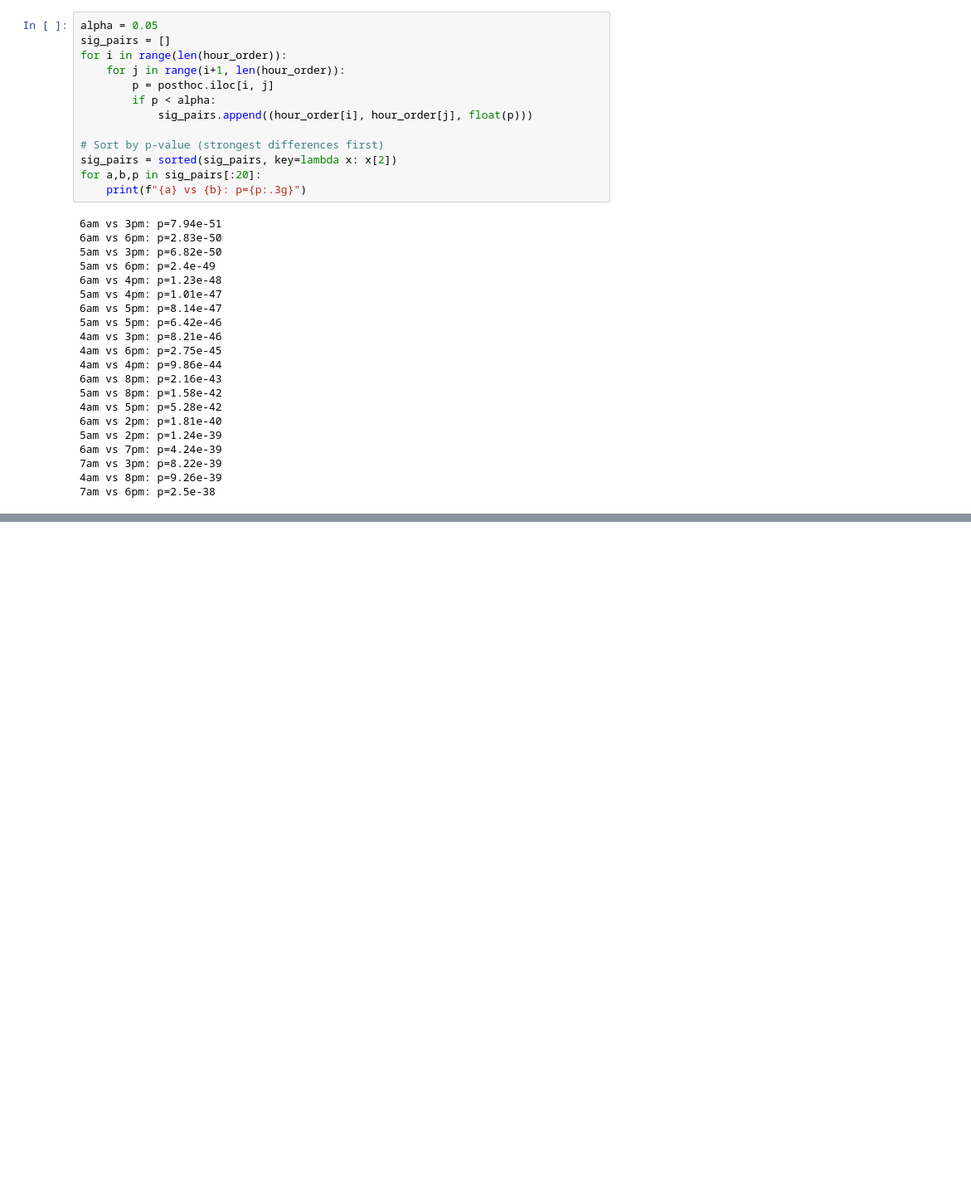
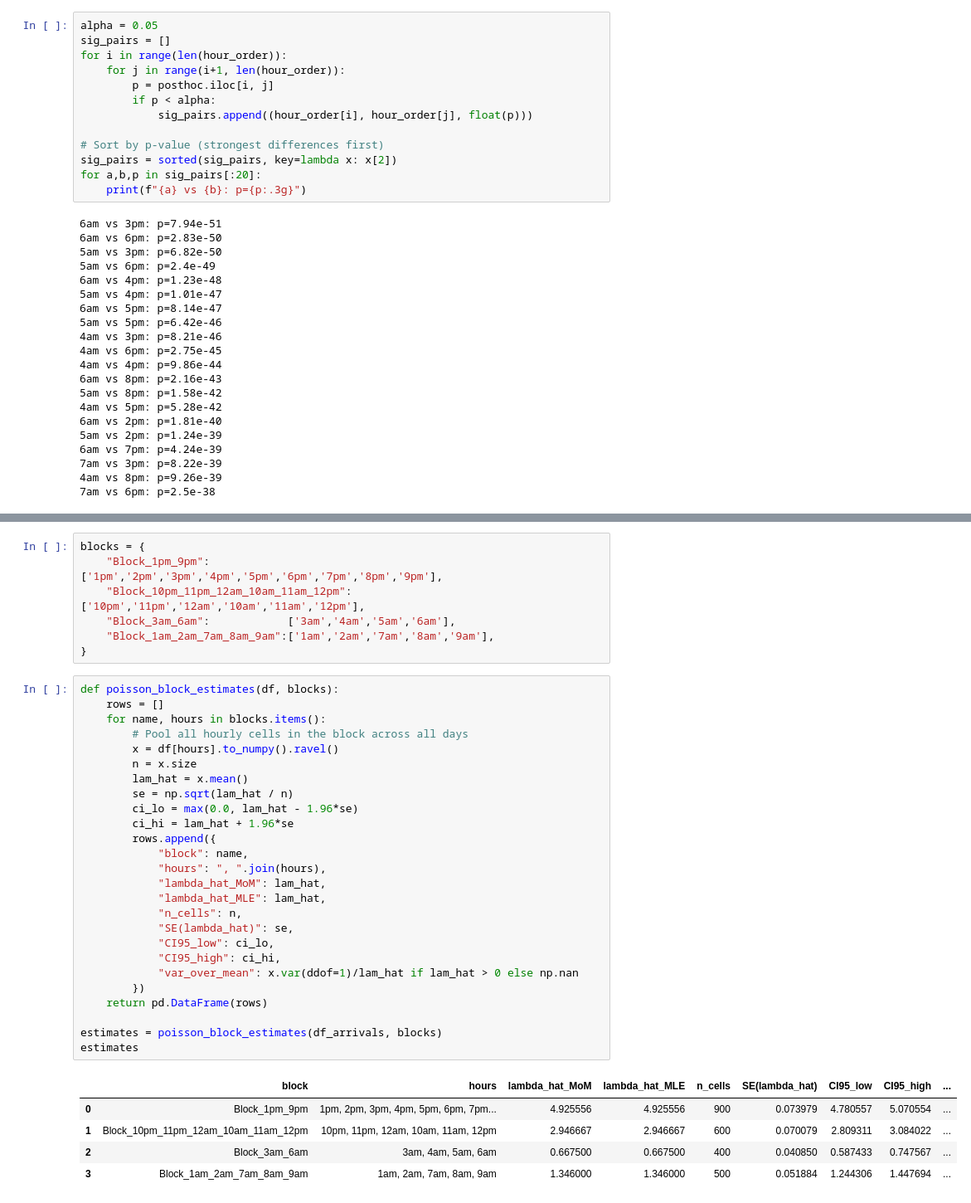
Before and after one commit to elenayzhu/mie360, a Jupyter notebook: Arrivals_InputModelling.ipynb, the cells around one changed output, grey strips where cells are left out. Shown: that part at 83% size. Saved outputs shown, nothing was run; the diff lists cells and outputs as text; blank space fills up the shorter version.

```diff
--- a/Arrivals_InputModelling.ipynb
+++ b/Arrivals_InputModelling.ipynb
@@ -183,0 +195,39 @@ for a,b,p in sig_pairs[:20]:
+# %%
+blocks = {
+    "Block_1pm_9pm":            ['1pm','2pm','3pm','4pm','5pm','6pm','7pm','8pm','9pm'],
+    "Block_10pm_11pm_12am_10am_11am_12pm": ['10pm','11pm','12am','10am','11am','12pm'],
+    "Block_3am_6am":            ['3am','4am','5am','6am'],
+    "Block_1am_2am_7am_8am_9am":['1am','2am','7am','8am','9am'],
+}
+# %%
+def poisson_block_estimates(df, blocks):
+    rows = []
+    for name, hours in blocks.items():
+        # Pool all hourly cells in the block across all days
+        x = df[hours].to_numpy().ravel()
+        n = x.size
+        lam_hat = x.mean()
+        se = np.sqrt(lam_hat / n)
+        ci_lo = max(0.0, lam_hat - 1.96*se)
+        ci_hi = lam_hat + 1.96*se
+        rows.append({
+            "block": name,
+            "hours": ", ".join(hours),
+            "lambda_hat_MoM": lam_hat,
+            "lambda_hat_MLE": lam_hat,
+            "n_cells": n,
+            "SE(lambda_hat)": se,
+            "CI95_low": ci_lo,
+            "CI95_high": ci_hi,
+            "var_over_mean": x.var(ddof=1)/lam_hat if lam_hat > 0 else np.nan
+        })
+    return pd.DataFrame(rows)
+
+estimates = poisson_block_estimates(df_arrivals, blocks)
+estimates
+# %% [output]
+|  | block | hours | lambda_hat_MoM | lambda_hat_MLE | n_cells | SE(lambda_hat) | CI95_low | CI95_high | ... |
+| 0 | Block_1pm_9pm | 1pm, 2pm, 3pm, 4pm, 5pm, 6pm, 7pm... | 4.925556 | 4.925556 | 900 | 0.073979 | 4.780557 | 5.070554 | ... |
+| 1 | Block_10pm_11pm_12am_10am_11am_12pm | 10pm, 11pm, 12am, 10am, 11am, 12pm | 2.946667 | 2.946667 | 600 | 0.070079 | 2.809311 | 3.084022 | ... |
+| 2 | Block_3am_6am | 3am, 4am, 5am, 6am | 0.667500 | 0.667500 | 400 | 0.040850 | 0.587433 | 0.747567 | ... |
+| 3 | Block_1am_2am_7am_8am_9am | 1am, 2am, 7am, 8am, 9am | 1.346000 | 1.346000 | 500 | 0.051884 | 1.244306 | 1.447694 | ... |
```
Also changed, not shown: parts of 6 cells of this notebook.
